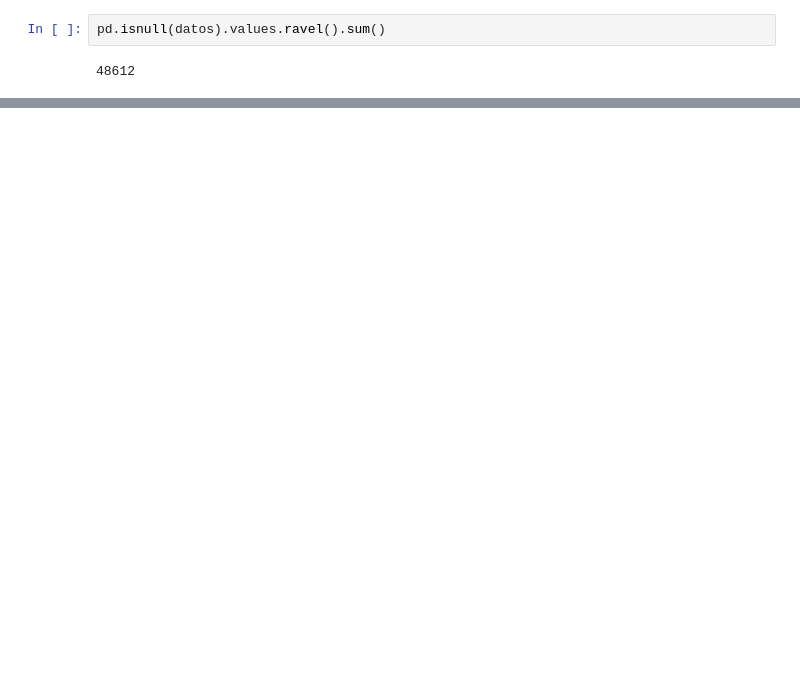
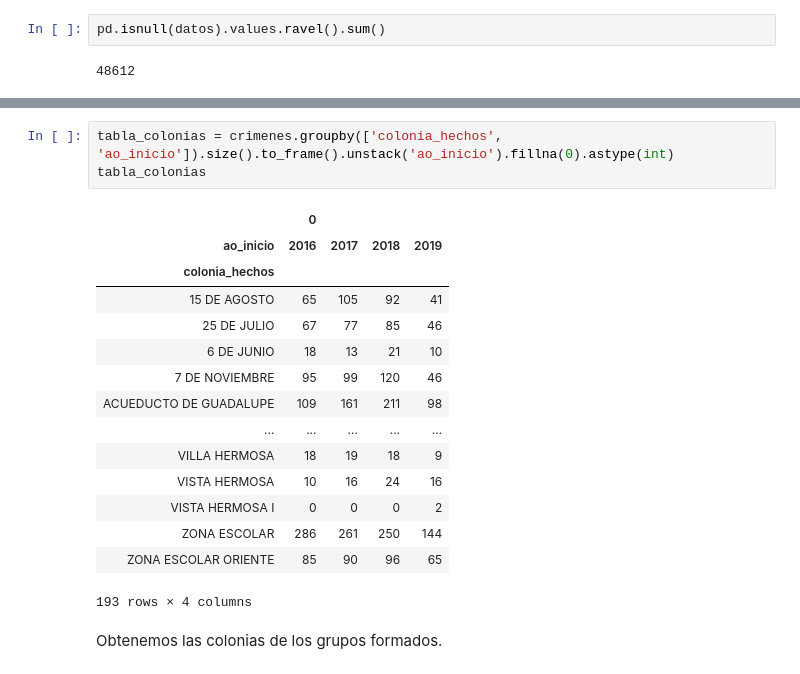
Before and after one commit to jesus-acm/crimeZone-python, a Jupyter notebook: Delitos de Gustavo A Madero.ipynb, the cells around one changed output, grey strips where cells are left out. Saved outputs shown, nothing was run; the diff lists cells and outputs as text; blank space fills up the shorter version.

Commit message:
Tablas y graficas

```diff
--- a/Delitos de Gustavo A Madero.ipynb
+++ b/Delitos de Gustavo A Madero.ipynb
@@ -49,0 +102,21 @@ dtype: int64
+# %%
+tabla_colonias = crimenes.groupby(['colonia_hechos', 'ao_inicio']).size().to_frame().unstack('ao_inicio').fillna(0).astype(int)
+tabla_colonias
+# %% [output]
+|  | 0 |  |  |  |
+| ao_inicio | 2016 | 2017 | 2018 | 2019 |
+| colonia_hechos |  |  |  |  |
+| 15 DE AGOSTO | 65 | 105 | 92 | 41 |
+| 25 DE JULIO | 67 | 77 | 85 | 46 |
+| 6 DE JUNIO | 18 | 13 | 21 | 10 |
+| 7 DE NOVIEMBRE | 95 | 99 | 120 | 46 |
+| ACUEDUCTO DE GUADALUPE | 109 | 161 | 211 | 98 |
+| ... | ... | ... | ... | ... |
+| VILLA HERMOSA | 18 | 19 | 18 | 9 |
+| VISTA HERMOSA | 10 | 16 | 24 | 16 |
+| VISTA HERMOSA I | 0 | 0 | 0 | 2 |
+| ZONA ESCOLAR | 286 | 261 | 250 | 144 |
+| ZONA ESCOLAR ORIENTE | 85 | 90 | 96 | 65 |
+193 rows × 4 columns
+# %% [markdown]
+Obtenemos las colonias de los grupos formados.
```
Also changed, not shown: parts of 20 cells of this notebook.
